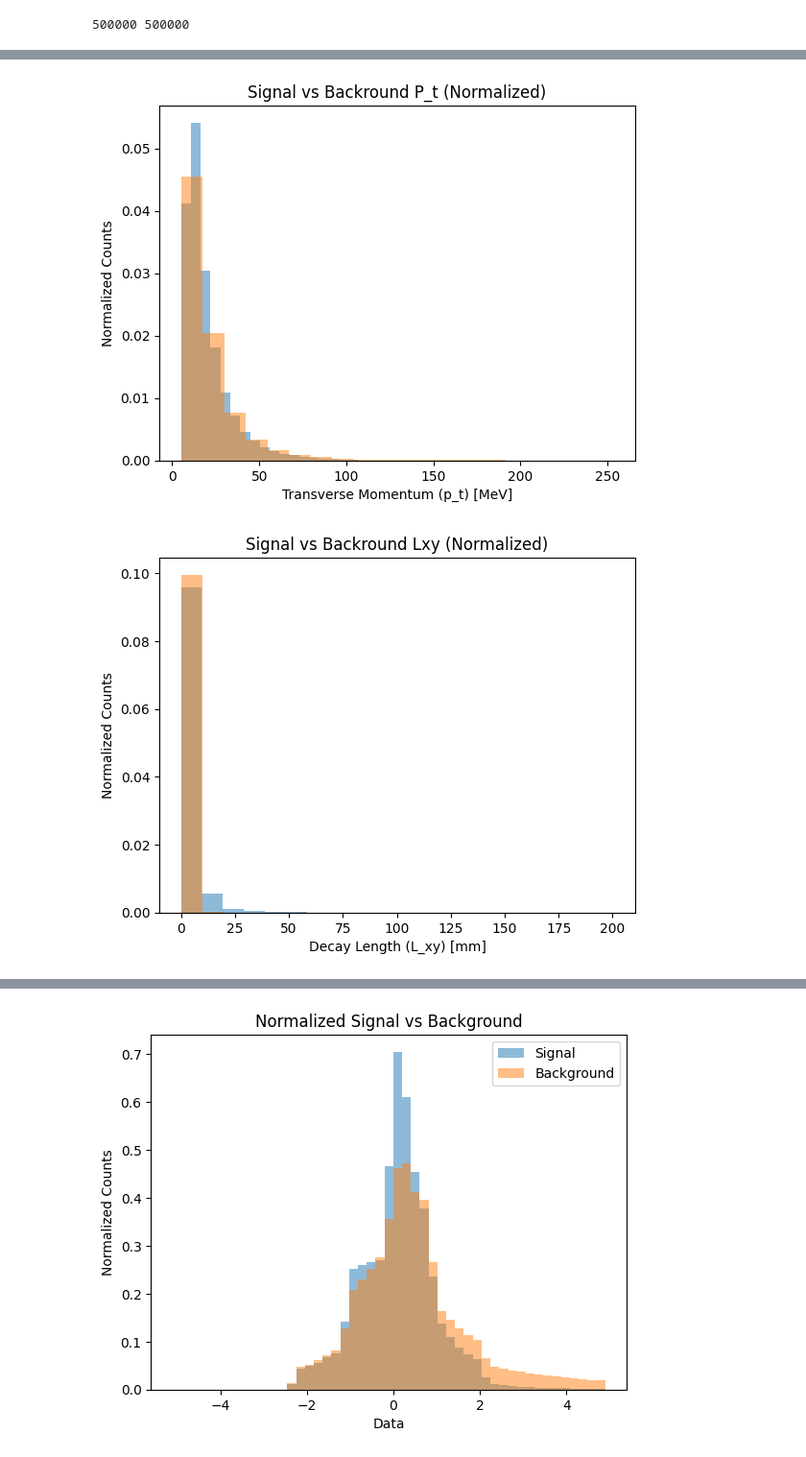
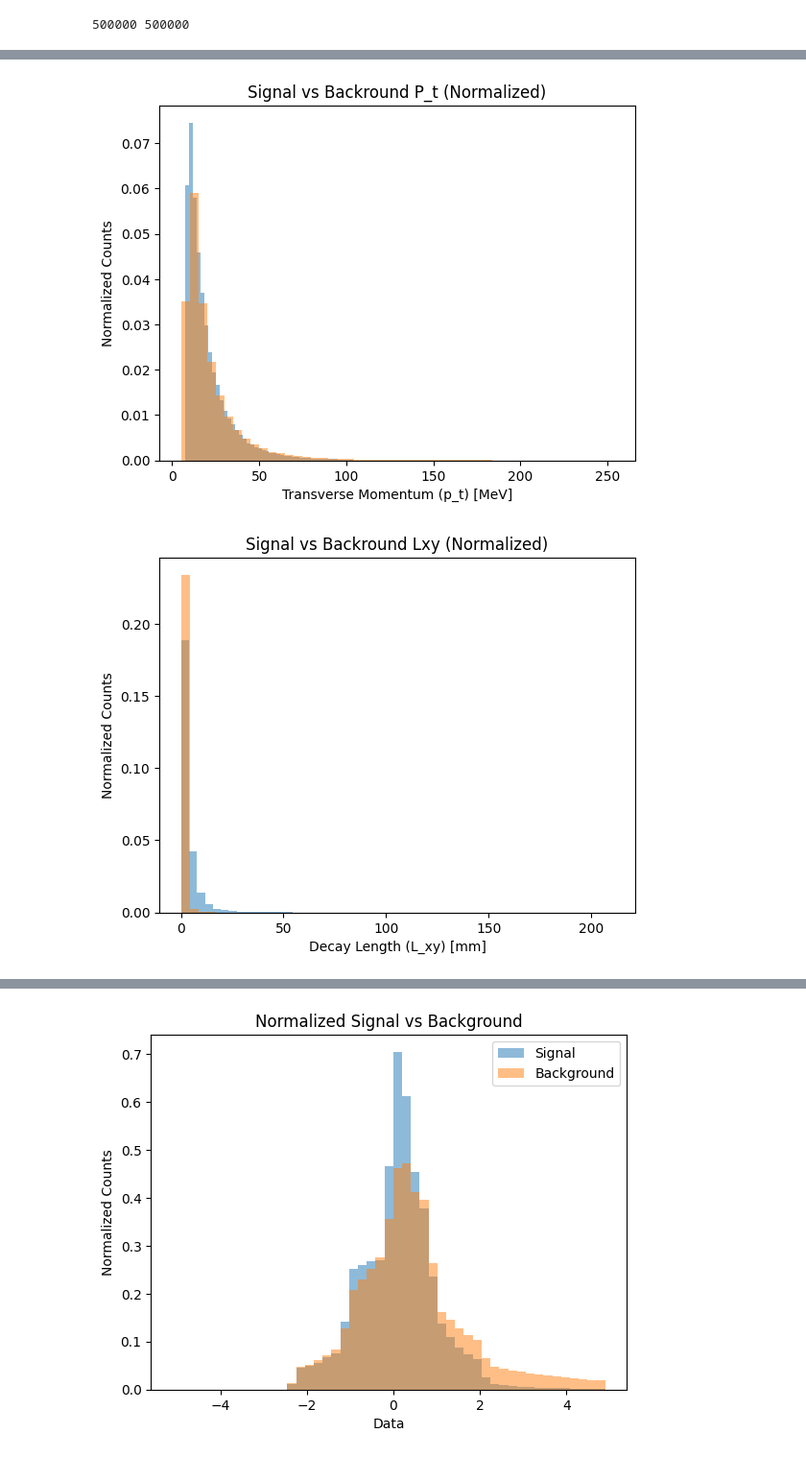
Before and after one commit to GitGup/ATLAS_DNN, a Jupyter notebook: MC_DNN.ipynb, the cells around one changed output, grey strips where cells are left out. Shown at 96% size. Cells and saved outputs as stored; diff of their text form; code cells hidden in the pictures.

```diff
--- a/MC_DNN.ipynb
+++ b/MC_DNN.ipynb
@@ -254,25 +242,9 @@ print(D, Lambda)
 # %% [output]
 846608 811534
 # %%
-# only_411 = only_411.reset_index(drop=True)
-# only_411.loc[:, 'DMesons_pt'] = only_411['DMesons_pt'].apply(lambda x: float(x[0]))
-# only_411.loc[:, 'DMesons_eta'] = only_411['DMesons_eta'].apply(lambda x: float(x[0]))
-# only_411.loc[:, 'DMesons_m'] = only_411['DMesons_m'].apply(lambda x: float(x[0]))
-# only_411.loc[:, 'DMesons_fitOutput__Lxy'] = only_411['DMesons_fitOutput__Lxy'].apply(lambda x: float(x[0]))
-# only_411.loc[:, 'DMesons_costhetastar'] = only_411['DMesons_costhetastar'].apply(lambda x: float(x[0]))
-# only_411.loc[:, 'DMesons_pdgId'] = only_411['DMesons_pdgId'].apply(lambda x: int(x[0]))
+only_411 = only_411.drop('particle_type', axis=1)
 
-#only_411 = only_411.drop('particle_type', axis=1)
-
-# only_4122 = only_4122.reset_index(drop=True)
-# only_4122.loc[:, 'DMesons_pt'] = only_4122['DMesons_pt'].apply(lambda x: float(x[0]))
-# only_4122.loc[:, 'DMesons_eta'] = only_4122['DMesons_eta'].apply(lambda x: float(x[0]))
-# only_4122.loc[:, 'DMesons_m'] = only_4122['DMesons_m'].apply(lambda x: float(x[0]))
-# only_4122.loc[:, 'DMesons_fitOutput__Lxy'] = only_4122['DMesons_fitOutput__Lxy'].apply(lambda x: float(x[0]))
-# only_4122.loc[:, 'DMesons_costhetastar'] = only_4122['DMesons_costhetastar'].apply(lambda x: float(x[0]))
-# only_4122.loc[:, 'DMesons_pdgId'] = only_4122['DMesons_pdgId'].apply(lambda x: int(x[0]))
-
-#only_4122 = only_4122.drop('particle_type', axis=1)
+only_4122 = only_4122.drop('particle_type', axis=1)
 
 #new_df = new_df.drop('DMesons_m', axis=1)
 #only_411 = only_411.drop('DMesons_m', axis=1)
@@ -409,6 +345,6 @@ plt.show()
 # %%
-counts, bins, _ = plt.hist(X_train1["DMesons_pt"], bins=20)
-counts2, bins2, _ = plt.hist(X_train2["DMesons_pt"], bins=20)
+counts, bins, _ = plt.hist(X_train1["DMesons_pt"], bins=50)
+counts2, bins2, _ = plt.hist(X_train2["DMesons_pt"], bins=50)
 # Normalize the histogram using the formula
 density = counts / (sum(counts) * np.diff(bins))
 density2 = counts2 / (sum(counts2) * np.diff(bins2))
@@ -421,36 +357,36 @@ plt.title("Signal vs Backround P_t (Normalized)")
 plt.xlabel("Transverse Momentum (p_t) [MeV]")
 plt.ylabel("Normalized Counts")
 plt.show()
 
-counts, bins, _ = plt.hist(X_train1["DMesons_fitOutput__Lxy"], bins=20)
-counts2, bins2, _ = plt.hist(X_train2["DMesons_fitOutput__Lxy"], bins=20)
+counts, bins, _ = plt.hist(X_train1["DMesons_fitOutput__Lxy"], bins=50)
+counts2, bins2, _ = plt.hist(X_train2["DMesons_fitOutput__Lxy"], bins=50)
 # Normalize the histogram using the formula
 density = counts / (sum(counts) * np.diff(bins))
 density2 = counts2 / (sum(counts2) * np.diff(bins2))
 
 # Plot the normalized histogram
 plt.clf()
 plt.bar(bins[:-1], density, width=np.diff(bins), align='edge', alpha=0.5)
 plt.bar(bins2[:-1], density2, width=np.diff(bins2), align='edge', alpha=0.5)
 plt.title("Signal vs Backround Lxy (Normalized)")
 plt.xlabel("Decay Length (L_xy) [mm]")
 plt.ylabel("Normalized Counts")
 plt.show()
 
-counts, bins, _ = plt.hist(X_train1["DMesons_costhetastar"], bins=20)
-counts2, bins2, _ = plt.hist(X_train2["DMesons_costhetastar"], bins=20)
+counts, bins, _ = plt.hist(X_train1["DMesons_costhetastar"], bins=50)
+counts2, bins2, _ = plt.hist(X_train2["DMesons_costhetastar"], bins=50)
 # Normalize the histogram using the formula
 density = counts / (sum(counts) * np.diff(bins))
 density2 = counts2 / (sum(counts2) * np.diff(bins2))
 
 # Plot the normalized histogram
 plt.clf()
 plt.bar(bins[:-1], density, width=np.diff(bins), align='edge', alpha=0.5)
 plt.bar(bins2[:-1], density2, width=np.diff(bins2), align='edge', alpha=0.5)
 plt.title("Signal vs Backround cosθ* (Normalized)")
 plt.xlabel("Cosine of Helicity Angle (cosθ*)")
 plt.ylabel("Normalized Counts")
 plt.show()
 # %% [output]
-[figure, old version]
+[figure, new version]
-[figure, old version]
+[figure, new version]
```
Also changed, not shown: parts of 20 cells of this notebook.
